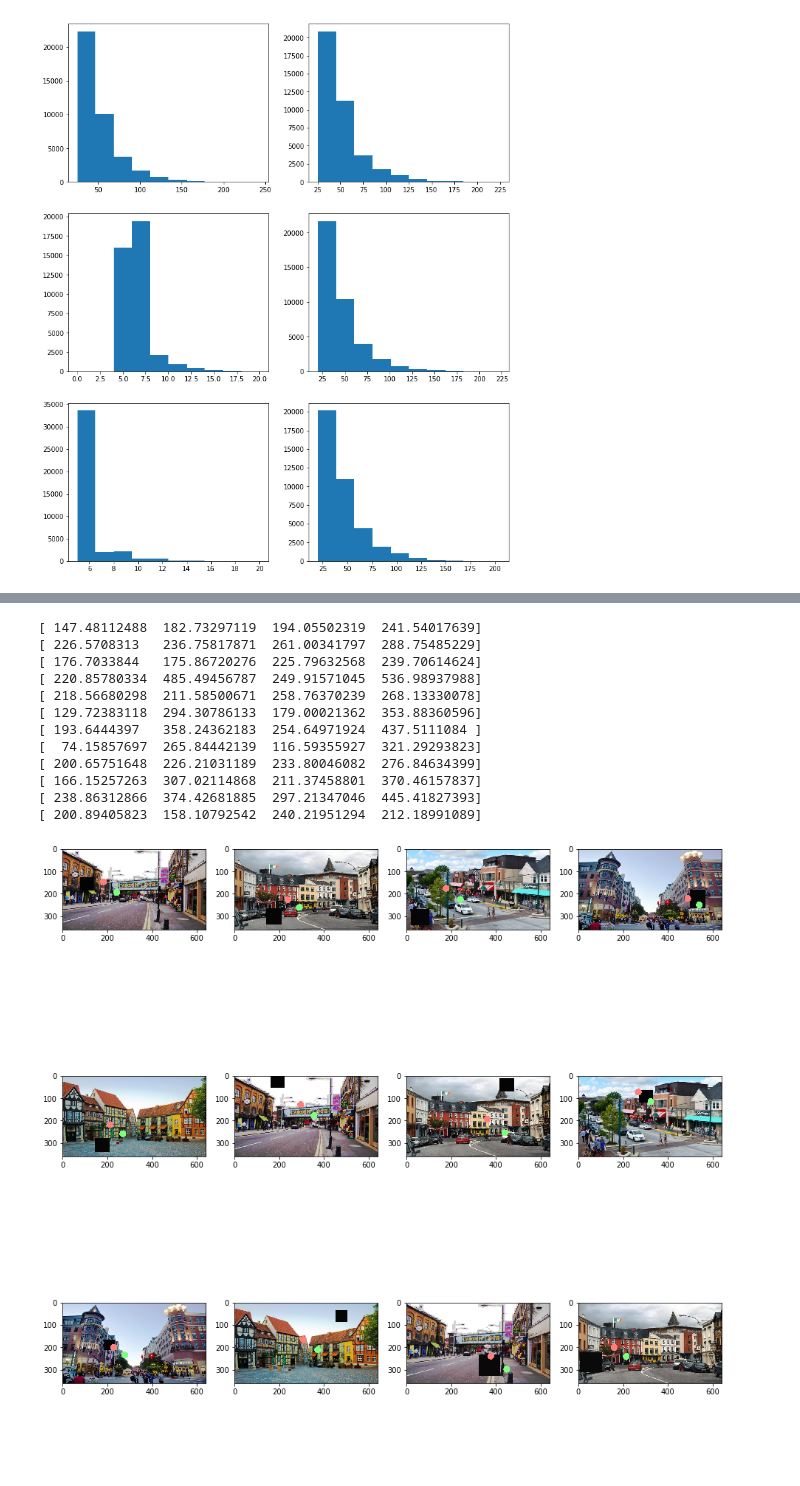
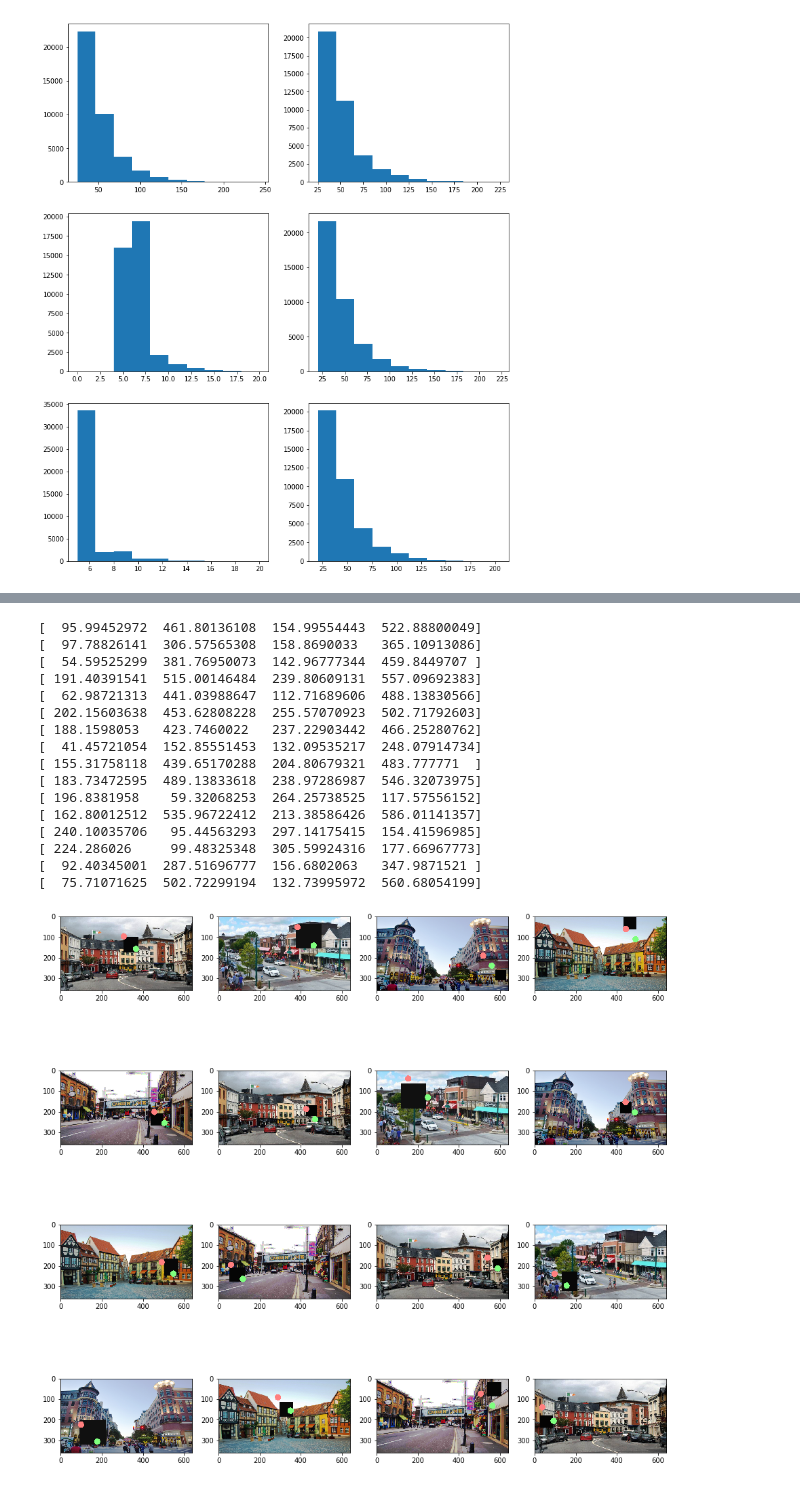
Before and after one commit to tempflip/Traffic_Sign_Classifier_Workshop, a Jupyter notebook: sign_limits.ipynb, the cells around one changed output, grey strips where cells are left out. Cells and saved outputs as stored; diff of their text form; code cells hidden in the pictures; blank space fills up the shorter version.

```diff
--- a/sign_limits.ipynb
+++ b/sign_limits.ipynb
@@ -178,29 +183,20 @@ Y train/test 80 20
 from keras.models import Sequential
 from keras.layers.core import Dense, Activation, Flatten, Dropout, Lambda
 from keras.layers.convolutional import Convolution2D
-from keras.layers.pooling import MaxPooling2D
+from keras.layers.pooling import MaxPooling2D, AveragePooling2D
 from keras import backend as K
 
 model = Sequential()
-model.add(Convolution2D(6, 3, 3, input_shape=(BACKGROUND_Y, BACKGROUND_X, 3)))
-model.add(MaxPooling2D((3,3)))
-#model.add(Dropout(0.2))
+model.add(AveragePooling2D((15,15), input_shape=(BACKGROUND_Y, BACKGROUND_X, 3)))
+model.add(Convolution2D(3,10,10, input_shape=(BACKGROUND_Y, BACKGROUND_X, 3)))
+model.add(Flatten())
+model.add(Dense(3024))
 model.add(Activation('relu'))
+model.add(Dense(3024))
+model.add(Activation('relu'))
+model.add(Dense(40))
+model.add(Activation('relu'))
+model.add(Dense(4))
 
-model.add(Convolution2D(12, 3, 3, input_shape=(BACKGROUND_Y, BACKGROUND_X, 3)))
-model.add(MaxPooling2D((3,3)))
-#model.add(Dropout(0.2))
-model.add(Activation('relu'))
-
-#model.add(Convolution2D(24, 10, 10, input_shape=(BACKGROUND_Y, BACKGROUND_X, 3)))
-#model.add(MaxPooling2D((2,2)))
-#model.add(Dropout(0.2))
-#model.add(Activation('relu'))
-
-model.add(Flatten())
-
-model.add(Dense(1000))
-model.add(Dense(100))
-model.add(Dense(4))
 print (model.output)
 # %% [output]
@@ -208,6 +207,6 @@ Tensor("add_71:0", shape=(?, 4), dtype=float32)
 # %%
-model.compile(optimizer='adam', loss='mae', metrics=['accuracy'])
+model.compile(optimizer='adam', loss='mse', metrics=['accuracy'])
 # %%
-history = model.fit(X_train, Y_train, batch_size=20, nb_epoch=40,
+history = model.fit(X_train, Y_train, batch_size=40, nb_epoch=10,
           verbose=1, validation_data=(X_test, Y_test))
 # %% [output]
@@ -237,50 +237,56 @@ print (ev)
 # %%
-pr = model.predict(X_test)
+pr = model.predict(X_test[:50])
 # %%
 #with 80 epochs
-n = 3
+n = 4
 m = 4
+
+b = 1
 plt.figure(figsize=(16,16))
 for j in range(n):
     for k in range(m):
         i = j * m + k
 
-        img = np.copy(X_test[i])
-        y1, x1, y2, x2 = pr[i]
+        img = np.copy(X_test[i + b])
+        y1, x1, y2, x2 = pr[i + b]
         rr, cc = draw.circle(y1, x1, 15)
         rr[rr > 359] = 359
         cc[cc > 639] = 639
         rr[rr < 0] = 0
         cc[cc < 0] = 0
 
         img[:,:,0][rr, cc] = 1
         img[:,:,1][rr, cc] = 0.5
         img[:,:,2][rr, cc] = 0.5
 
         rr, cc = draw.circle(y2, x2, 15)
         rr[rr > 359] = 359
         cc[cc > 639] = 639
         rr[rr < 0] = 0
         cc[cc < 0] = 0
 
         img[:,:,0][rr, cc] = 0.5
         img[:,:,1][rr, cc] = 1
         img[:,:,2][rr, cc] = 0.5
 
         plt.subplot(n, m, i+1)
         plt.imshow(img)
         print (pr[i])
 # %% [output]
-[ 147.48112488  182.73297119  194.05502319  241.54017639]
-[ 226.5708313   236.75817871  261.00341797  288.75485229]
-[ 176.7033844   175.86720276  225.79632568  239.70614624]
-[ 220.85780334  485.49456787  249.91571045  536.98937988]
-[ 218.56680298  211.58500671  258.76370239  268.13330078]
-[ 129.72383118  294.30786133  179.00021362  353.88360596]
-[ 193.6444397   358.24362183  254.64971924  437.5111084 ]
-[  74.15857697  265.84442139  116.59355927  321.29293823]
-[ 200.65751648  226.21031189  233.80046082  276.84634399]
-[ 166.15257263  307.02114868  211.37458801  370.46157837]
-[ 238.86312866  374.42681885  297.21347046  445.41827393]
-[ 200.89405823  158.10792542  240.21951294  212.18991089]
+[  95.99452972  461.80136108  154.99554443  522.88800049]
+[  97.78826141  306.57565308  158.8690033   365.10913086]
+[  54.59525299  381.76950073  142.96777344  459.8449707 ]
+[ 191.40391541  515.00146484  239.80609131  557.09692383]
+[  62.98721313  441.03988647  112.71689606  488.13830566]
+[ 202.15603638  453.62808228  255.57070923  502.71792603]
+[ 188.1598053   423.7460022   237.22903442  466.25280762]
+[  41.45721054  152.85551453  132.09535217  248.07914734]
+[ 155.31758118  439.65170288  204.80679321  483.777771  ]
+[ 183.73472595  489.13833618  238.97286987  546.32073975]
+[ 196.8381958    59.32068253  264.25738525  117.57556152]
+[ 162.80012512  535.96722412  213.38586426  586.01141357]
+[ 240.10035706   95.44563293  297.14175415  154.41596985]
+[ 224.286026     99.48325348  305.59924316  177.66967773]
+[  92.40345001  287.51696777  156.6802063   347.9871521 ]
+[  75.71071625  502.72299194  132.73995972  560.68054199]
-[figure, old version]
+[figure, new version]
```
Also changed, not shown: parts of 7 cells of this notebook.
